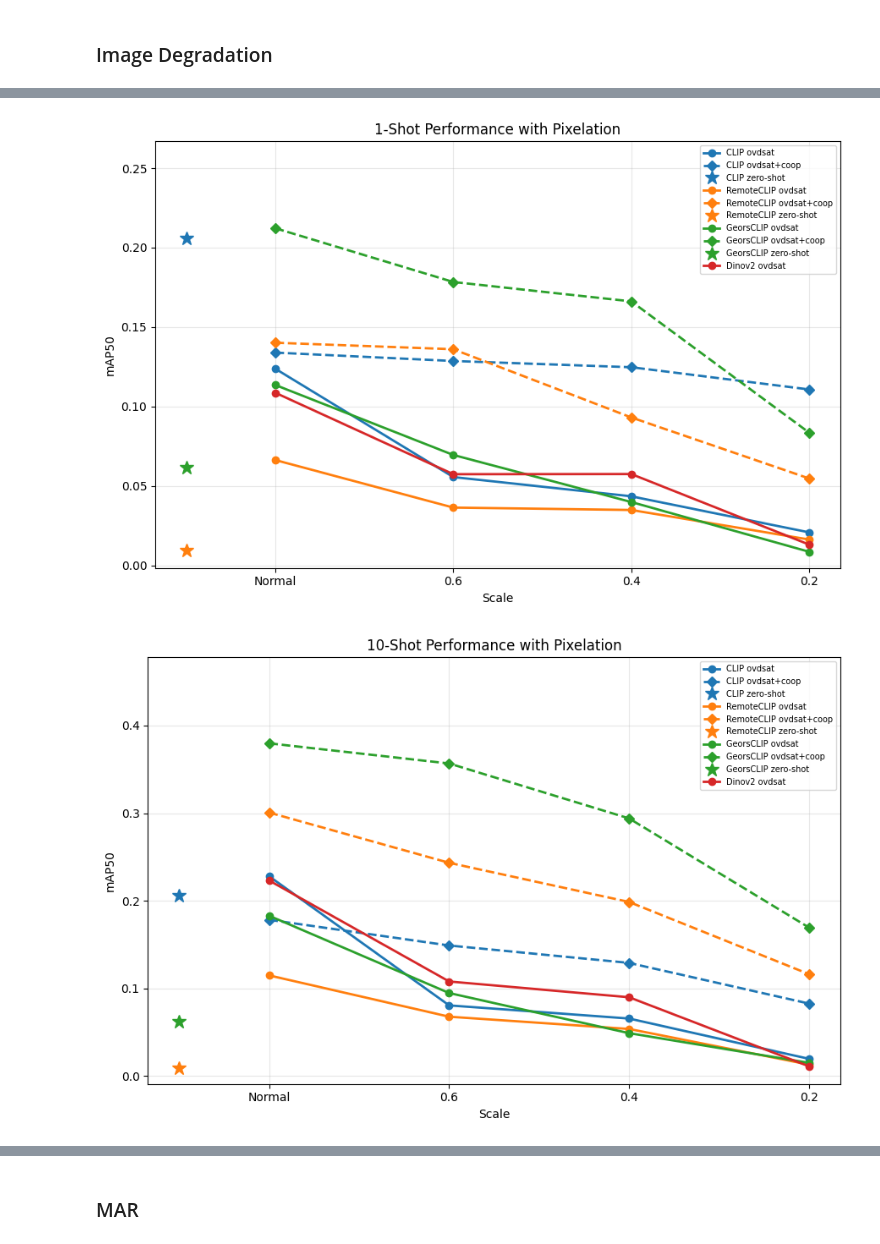
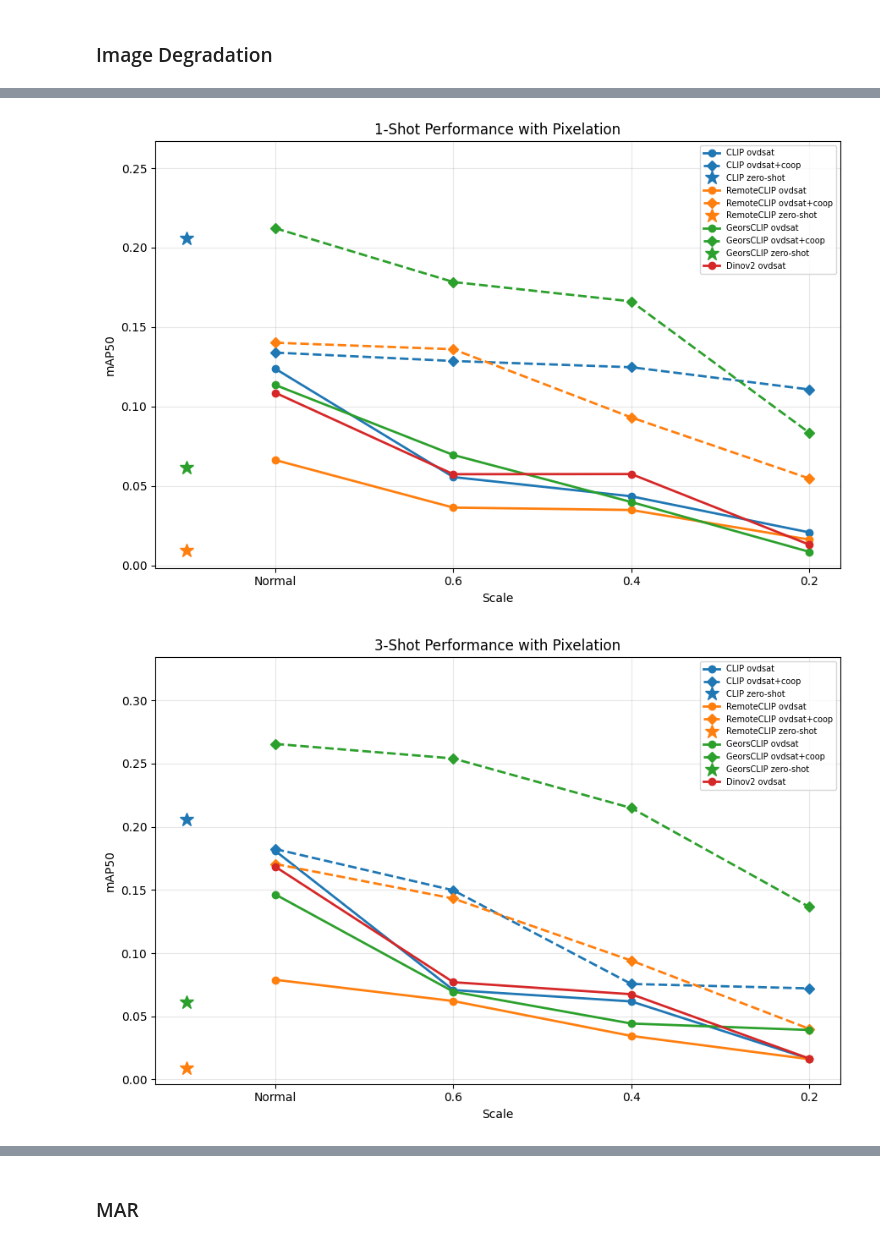
Before and after one commit to madelineloui/ovdsat, a Jupyter notebook: plots.ipynb, the cells around one changed output, grey strips where cells are left out. Cells and saved outputs as stored; diff of their text form; code cells hidden in the pictures.

```diff
--- a/plots.ipynb
+++ b/plots.ipynb
@@ -1205,6 +1111,27 @@ data_1shot = {
     },
     "Dinov2": {
         "ovdsat": [0.1087, 0.0575, 0.0576, 0.0132],
+    },
+}
+
+data_3shot = {
+    "CLIP": {
+        "zero-shot": 0.2060,
+        "ovdsat": [0.1808, 0.0708, 0.0618, 0.0164],
+        "coop":   [0.1823, 0.1497, 0.0756, 0.0721],
+    },
+    "RemoteCLIP": {
+        "zero-shot": 0.0093,
+        "ovdsat": [0.0789, 0.0621, 0.0345, 0.0161],
+        "coop":   [0.1705, 0.1432, 0.0941, 0.0401],
+    },
+    "GeorsCLIP": {
+        "zero-shot": 0.0615,
+        "ovdsat": [0.1464, 0.0695, 0.0443, 0.0392],
+        "coop":   [0.2655, 0.2540, 0.2148, 0.1365],
+    },
+    "Dinov2": {
+        "ovdsat": [0.1683, 0.0770, 0.0675, 0.0166],
     },
 }
 
@@ -1219,31 +1146,39 @@ data_10shot = {
         "ovdsat": [0.1147, 0.0676, 0.0536, 0.0129],
         "coop":   [0.3006, 0.2433, 0.1986, 0.1162],
     },
     "GeorsCLIP": {
         "zero-shot": 0.0615,
         "ovdsat": [0.1828, 0.0946, 0.0488, 0.0149],
         "coop":   [0.3797, 0.3567, 0.2940, 0.1694],
     },
     "Dinov2": {
         "ovdsat": [0.2230, 0.1078, 0.0898, 0.0110],
     },
 }
 
 plot_degrade_results(
     data_1shot,
     "1-Shot Performance with Pixelation",
     pixel_labels,
     "Scale",
     "figures/pixel_1shot.png"
 )
 
 plot_degrade_results(
+    data_3shot,
+    "3-Shot Performance with Pixelation",
+    pixel_labels,
+    "Scale",
+    "figures/pixel_3shot.png"
+)
+
+plot_degrade_results(
     data_10shot,
     "10-Shot Performance with Pixelation",
     pixel_labels,
     "Scale",
     "figures/pixel_10shot.png"
 )
 # %% [output]
 [figure]
-[figure, old version]
+[figure, new version]
```
Also changed, not shown: parts of 15 cells of this notebook, 4 other files.
